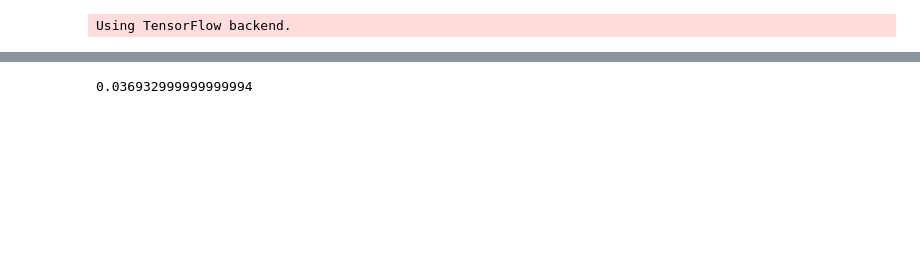
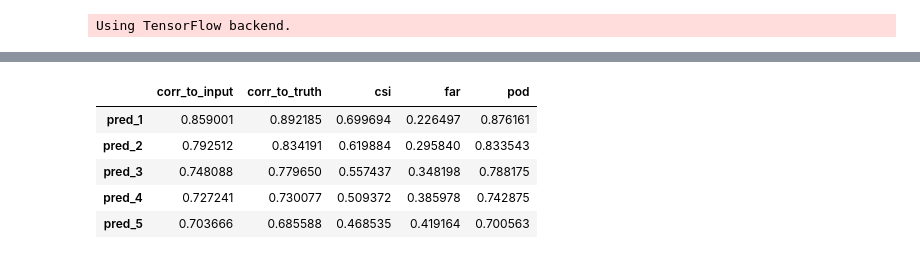
Before and after one commit to pkicsiny/ADL4CV_project, a Jupyter notebook: Result evaluations.ipynb, the cells around one changed output, grey strips where cells are left out. Cells and saved outputs as stored; diff of their text form; code cells hidden in the pictures; blank space fills up the shorter version.

```diff
--- a/Result evaluations.ipynb
+++ b/Result evaluations.ipynb
@@ -36,7 +37,12 @@ dict_keys(['sgan_2-1', 'sgan_2-1_iw', 'sgan_2-1_w', 'tgan_2-1', 'tgan_2-1_iw'])
-# %%
-0.808048-0.771115
-# %% [output]
-0.036932999999999994
+# %%
+result["baseline_2-1"]
+# %% [output]
+|  | corr_to_input | corr_to_truth | csi | far | pod |
+| pred_1 | 0.859001 | 0.892185 | 0.699694 | 0.226497 | 0.876161 |
+| pred_2 | 0.792512 | 0.834191 | 0.619884 | 0.295840 | 0.833543 |
+| pred_3 | 0.748088 | 0.779650 | 0.557437 | 0.348198 | 0.788175 |
+| pred_4 | 0.727241 | 0.730077 | 0.509372 | 0.385978 | 0.742875 |
+| pred_5 | 0.703666 | 0.685588 | 0.468535 | 0.419164 | 0.700563 |
 # %%
 result = {}
 for model in scores.keys():
```
Also changed, not shown: parts of 6 cells of this notebook, 16 other files.
